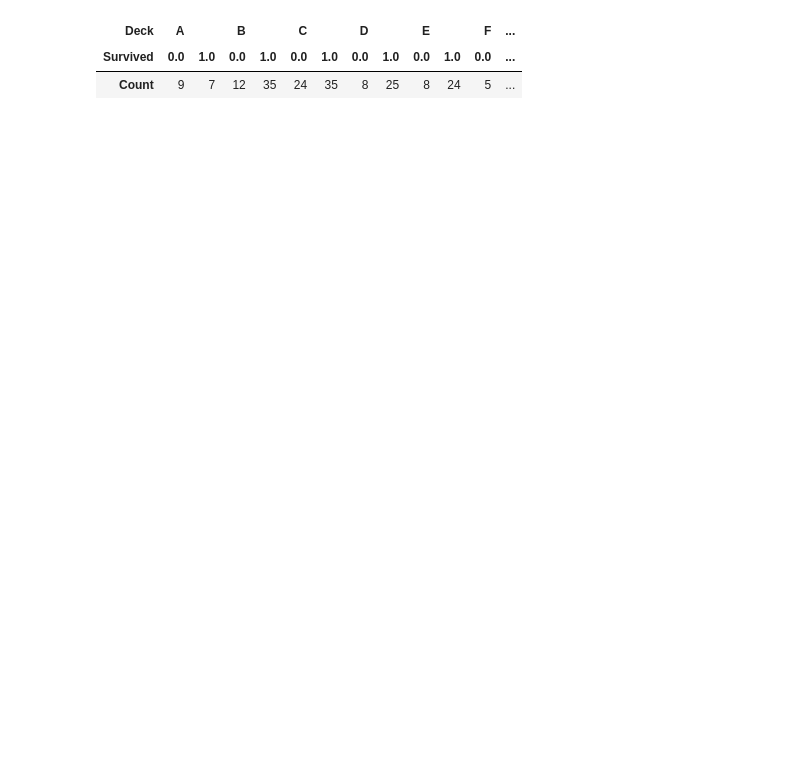
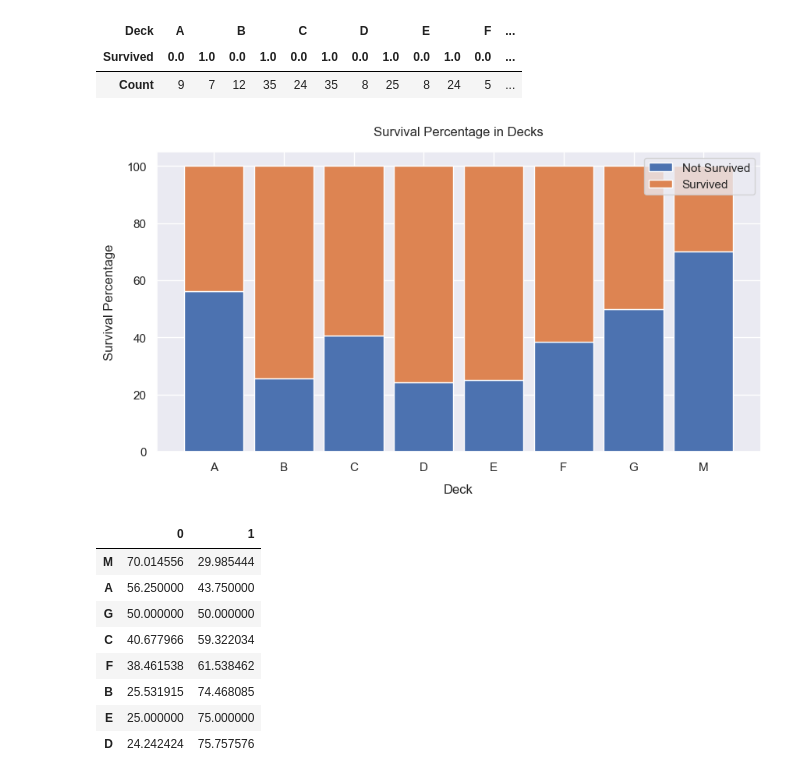
Before and after one commit to subtlewow/kaggle_comps, a Jupyter notebook: titanic/titanic.ipynb, the cells around one changed output. Saved outputs shown, nothing was run; the diff lists cells and outputs as text; code cells hidden in the pictures; blank space fills up the shorter version.

```diff
--- a/titanic/titanic.ipynb
+++ b/titanic/titanic.ipynb
@@ -483,8 +488,62 @@ df_all[df_all.Cabin == 'T']
 |  | Age | Cabin | Embarked | Fare | Name | Parch | PassengerId | Pclass | Sex | SibSp | ... |
 | 339 | 45.0 | T | S | 35.5 | Blackwell, Mr. Stephen Weart | 0 | 340 | 1 | male | 0 | ... |
 # %%
-df_all.groupby(['Deck', 'Survived']).count().drop(columns=['Age', 'Cabin', 'Embarked', 'Fare', 'Parch', 'PassengerId', 'Pclass', 'Sex', 'SibSp', 'Ticket']).rename(columns={"Name": "Count"}).T
+df_all_survived = df_all.groupby(['Deck', 'Survived']).count().drop(columns=['Age', 'Cabin', 'Embarked', 'Fare', 'Parch', 'PassengerId', 'Pclass', 'Sex', 'SibSp', 'Ticket']).rename(columns={"Name": "Count"}).T
+df_all_survived
 # %% [output]
 | Deck | A |  | B |  | C |  | D |  | E |  | F | ... |
 | Survived | 0.0 | 1.0 | 0.0 | 1.0 | 0.0 | 1.0 | 0.0 | 1.0 | 0.0 | 1.0 | 0.0 | ... |
 | Count | 9 | 7 | 12 | 35 | 24 | 35 | 8 | 25 | 8 | 24 | 5 | ... |
+# %%
+def get_survived_distribution_decks(df):
+    # survived distribution
+    survived_dict = defaultdict(dict)
+    decks = ['A', 'B', 'C', 'D', 'E', 'F', 'G', 'M']
+
+    for deck in decks:
+        for survived in [0, 1]:
+            count = df[deck][survived][0]
+            survived_dict[deck][survived] = count
+
+    # percent survived distribution
+    df_survived = pd.DataFrame(survived_dict)
+    survived_percent = {}
+
+    for col in df_survived.columns:
+        survived_percent[col] = [(count / df_survived[col].sum()) * 100 for count in df_survived[col]]
+
+    return survived_dict, survived_percent
+
+def display_survived_distribution_decks(percentages):
+    df_percentages = pd.DataFrame(percentages).T
+    decks = ['A', 'B', 'C', 'D', 'E', 'F', 'G', 'M']
+    bar_count = np.arange(len(decks))
+    bar_width = 0.85
+
+    s0, s1 = df_percentages[0], df_percentages[1]
+    plt.figure(figsize=(10, 5))
+    plt.bar(bar_count, s0, width=bar_width, label='Not Survived')
+    plt.bar(bar_count, s1, bottom=s0, width=bar_width, label='Survived')
+    plt.xticks(bar_count, decks)
+    plt.title('Survival Percentage in Decks',pad=15)
+    plt.ylabel('Survival Percentage', labelpad=10)
+    plt.xlabel('Deck', labelpad=10)
+    plt.legend(loc='upper right')
+    plt.show()
+
+    return df_percentages
+
+survived_dict, survived_percent = get_survived_distribution_decks(df_all_survived)
+x = display_survived_distribution_decks(survived_percent)
+x.sort_values(by=1)
+# %% [output]
+[figure, added]
+|  | 0 | 1 |
+| M | 70.014556 | 29.985444 |
+| A | 56.250000 | 43.750000 |
+| G | 50.000000 | 50.000000 |
+| C | 40.677966 | 59.322034 |
+| F | 38.461538 | 61.538462 |
+| B | 25.531915 | 74.468085 |
+| E | 25.000000 | 75.000000 |
+| D | 24.242424 | 75.757576 |
```
Also changed, not shown: parts of 20 cells of this notebook.
